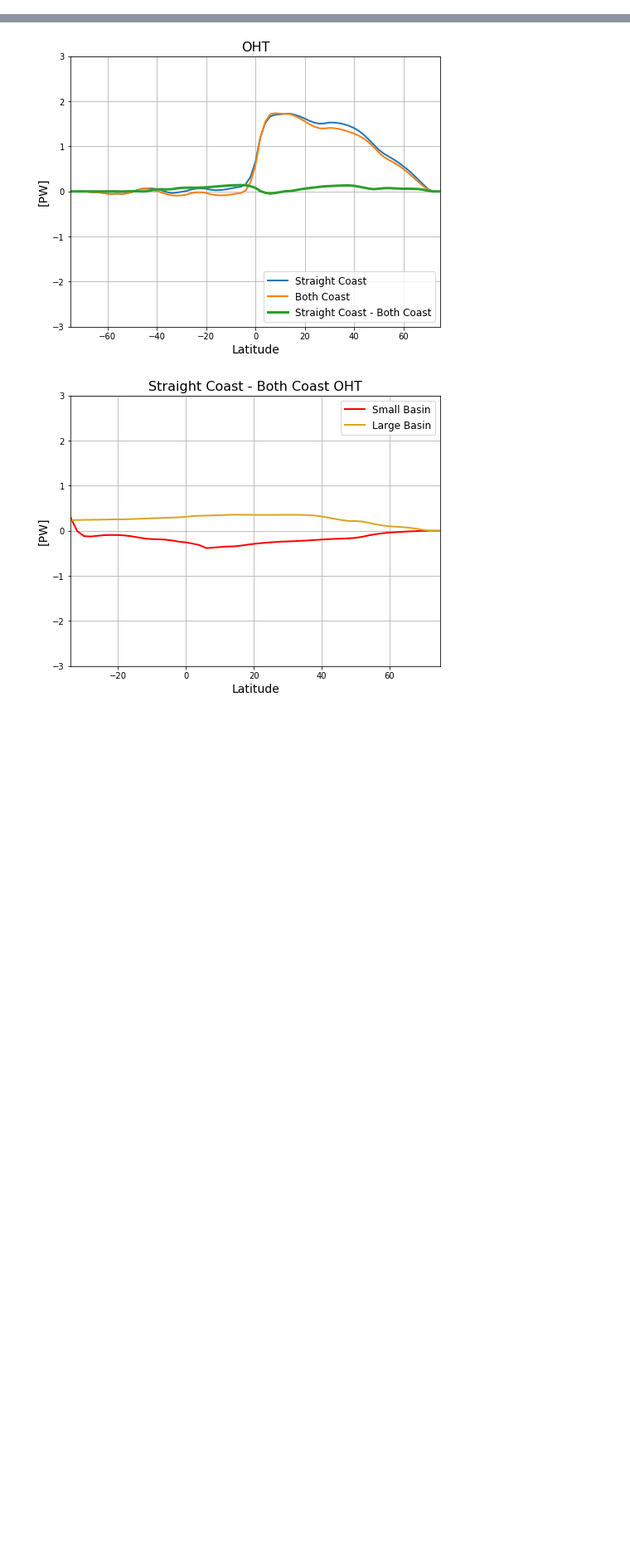
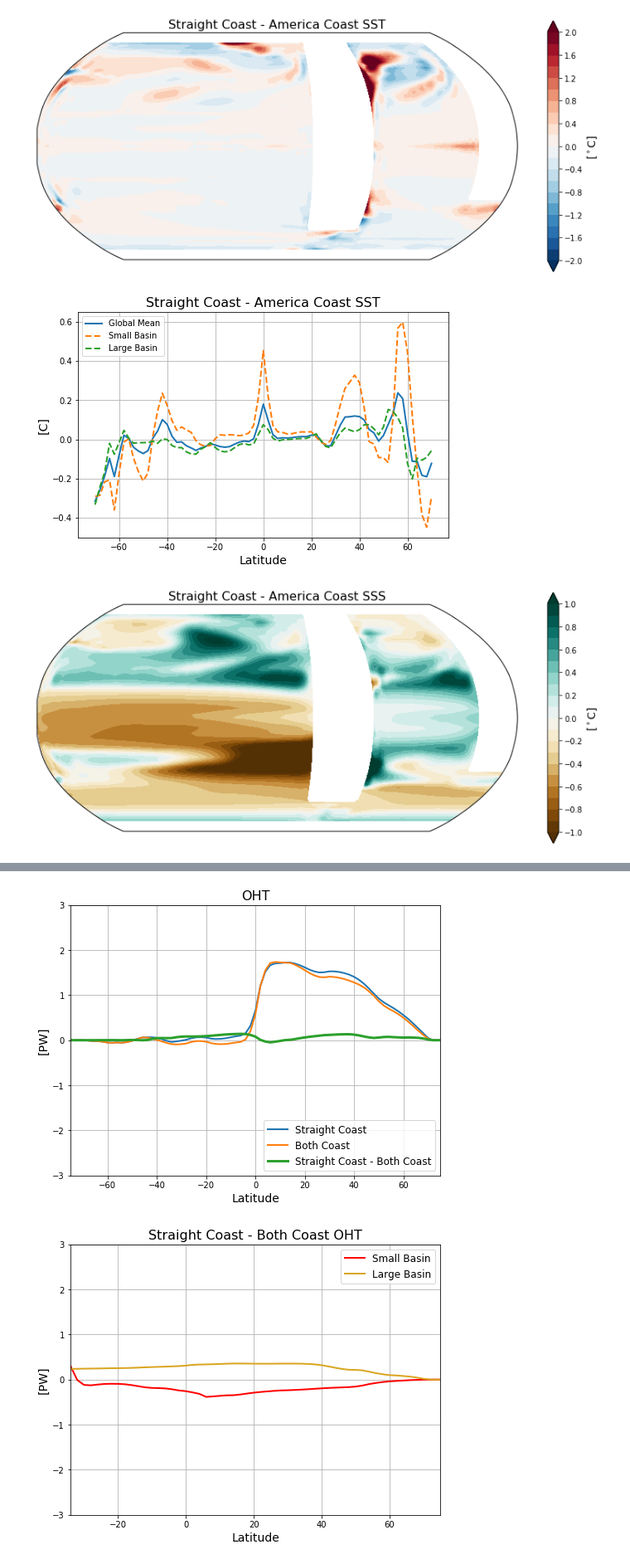
Before and after one commit to s-ragen/AQUA_CODE, a Jupyter notebook: Differences.ipynb, the cells around one changed output, grey strips where cells are left out. Shown at 83% size. Saved outputs shown, nothing was run; the diff lists cells and outputs as text; code cells hidden in the pictures; blank space fills up the shorter version.

```diff
--- a/Differences.ipynb
+++ b/Differences.ipynb
@@ -19,8 +19,9 @@ dy_straight = xr.open_dataset(path_year_straight, decode_times=True)
 path_month_straight = '/data/sragen/aquaplanet/MASTERS/straight_coast/run/DATA/goodcore_300yr/21000101.ocean_month.nc'
 dm_straight = xr.open_dataset(path_month_straight, decode_times=True)
 
-# path to save figures
-fig_path_straight = '/data/sragen/aquaplanet/MASTERS/straight_coast/run/DATA/goodcore_300yr/FIGURES/'
+# path to ice_month file
+path_month_straight = '/data/sragen/aquaplanet/MASTERS/straight_coast/run/DATA/goodcore_300yr/21000101.ice_month.nc'
+di_straight = xr.open_dataset(path_month_straight, decode_times=True)
 
 
 # Case name (Both Coast)
@@ -34,8 +35,42 @@ dy_both = xr.open_dataset(path_year_both, decode_times=True)
 path_month_both = '/data/sragen/aquaplanet/MASTERS/both_coast/run/DATA/goodcore_300yr/21000101.ocean_month.nc'
 dm_both = xr.open_dataset(path_month_both, decode_times=True)
 
-# path to save figures
-fig_path_both = '/data/sragen/aquaplanet/MASTERS/both_coast/run/DATA/goodcore_300yr/FIGURES/'
+# path to ice_month file
+path_month_both = '/data/sragen/aquaplanet/MASTERS/both_coast/run/DATA/goodcore_300yr/21000101.ice_month.nc'
+di_both = xr.open_dataset(path_month_both, decode_times=True)
+
+
+# Case name (America Coast)
+case_am = 'America Coast'
+
+# path to ocean_annual file
+path_year_am = '/data/sragen/aquaplanet/MASTERS/am_coast/run/DATA/200yr/20000101.ocean_annual.nc'
+dy_am = xr.open_dataset(path_year_am, decode_times=True)
+
+# path to ocean_month file
+path_month_am = '/data/sragen/aquaplanet/MASTERS/am_coast/run/DATA/200yr/20000101.ocean_month.nc'
+dm_am = xr.open_dataset(path_month_am, decode_times=True)
+
+# path to ice_month file
+path_month_am = '/data/sragen/aquaplanet/MASTERS/am_coast/run/DATA/200yr/20000101.ice_month.nc'
+di_am = xr.open_dataset(path_month_am, decode_times=True)
+
+
+# Case name (Africa Coast)
+case_af = 'Africa Coast'
+
+# path to ocean_annual file
+path_year_af = '/data/sragen/aquaplanet/MASTERS/af_coast/run/DATA/200yr/20000101.ocean_annual.nc'
+dy_af = xr.open_dataset(path_year_af, decode_times=True)
+
+# path to ocean_month file
+path_month_af = '/data/sragen/aquaplanet/MASTERS/af_coast/run/DATA/200yr/20000101.ocean_month.nc'
+dm_af = xr.open_dataset(path_month_af, decode_times=True)
+
+# path to ice_month file
+path_month_af = '/data/sragen/aquaplanet/MASTERS/af_coast/run/DATA/200yr/20000101.ice_month.nc'
+di_af = xr.open_dataset(path_month_af, decode_times=True)
+
 
 #=================================================
 # Ignore runtime warnings: mean of empty slice
@@ -141,0 +205,6 @@ plt.show()
+# %%
+plot_surface_diffs(dy_straight, dy_am, case_straight, case_am)
+# %% [output]
+[figure, added]
+[figure, added]
+[figure, added]
```
Also changed, not shown: parts of 15 cells of this notebook.
